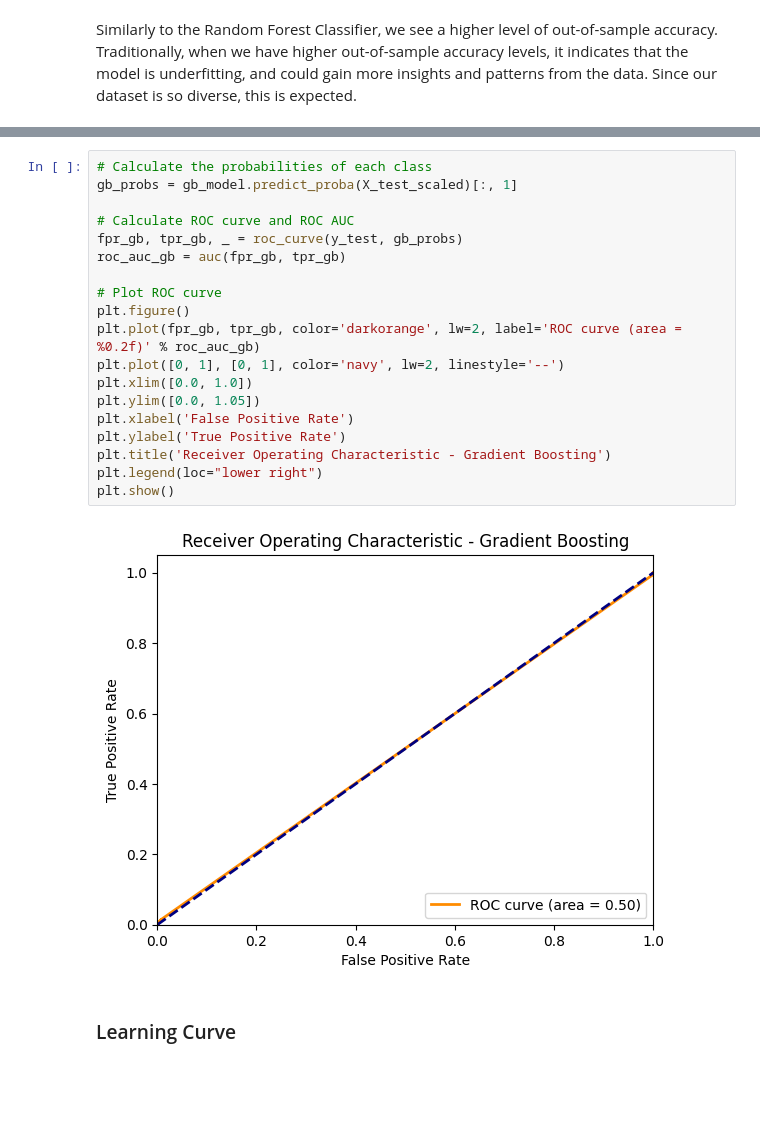
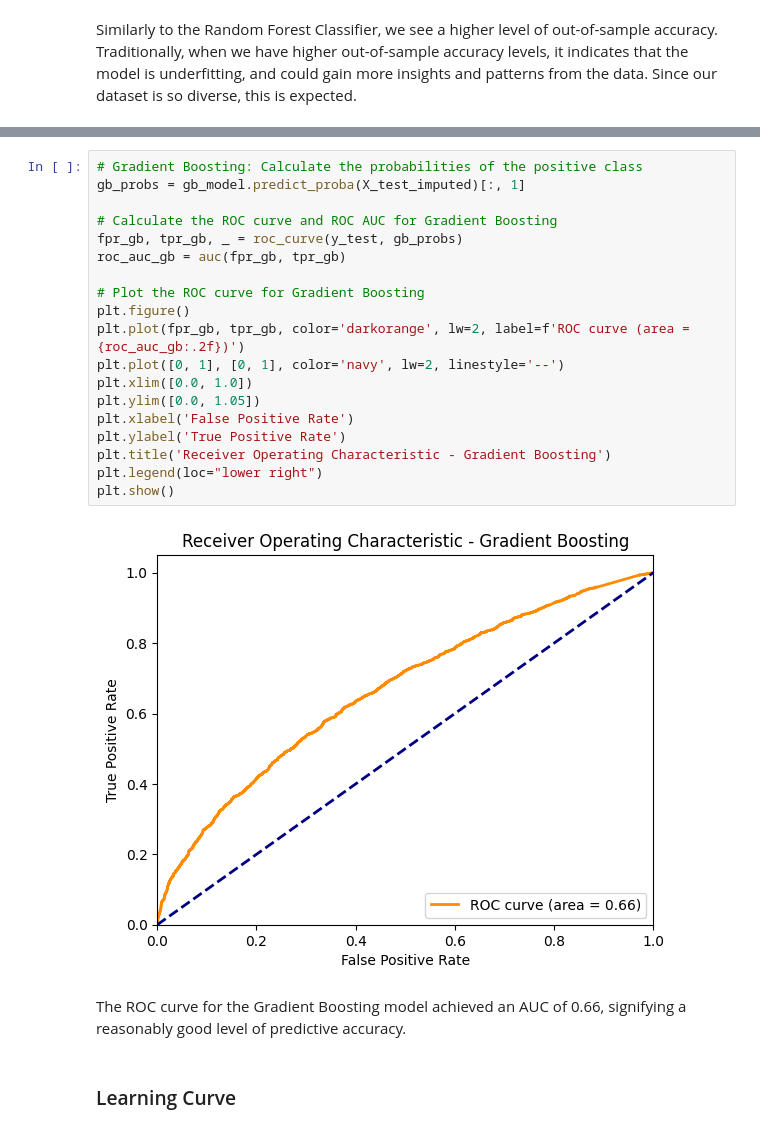
Before and after one commit to belalmn/Deepfake-Detection-Capstone, a Jupyter notebook: Model Training and Evaluation.ipynb, the cells around one changed output, grey strips where cells are left out. Drawn from its saved outputs; the diff is of its cells as text; blank space fills up the shorter version.

```diff
--- a/Model Training and Evaluation.ipynb
+++ b/Model Training and Evaluation.ipynb
@@ -350,24 +352,26 @@ Gradient Boosting Out-of-Sample Accuracy: 0.6232460732984293
 # %%
-# Calculate the probabilities of each class
-gb_probs = gb_model.predict_proba(X_test_scaled)[:, 1]
+# Gradient Boosting: Calculate the probabilities of the positive class
+gb_probs = gb_model.predict_proba(X_test_imputed)[:, 1]
 
-# Calculate ROC curve and ROC AUC
+# Calculate the ROC curve and ROC AUC for Gradient Boosting
 fpr_gb, tpr_gb, _ = roc_curve(y_test, gb_probs)
 roc_auc_gb = auc(fpr_gb, tpr_gb)
 
-# Plot ROC curve
+# Plot the ROC curve for Gradient Boosting
 plt.figure()
-plt.plot(fpr_gb, tpr_gb, color='darkorange', lw=2, label='ROC curve (area = %0.2f)' % roc_auc_gb)
+plt.plot(fpr_gb, tpr_gb, color='darkorange', lw=2, label=f'ROC curve (area = {roc_auc_gb:.2f})')
 plt.plot([0, 1], [0, 1], color='navy', lw=2, linestyle='--')
 plt.xlim([0.0, 1.0])
 plt.ylim([0.0, 1.05])
 plt.xlabel('False Positive Rate')
 plt.ylabel('True Positive Rate')
 plt.title('Receiver Operating Characteristic - Gradient Boosting')
 plt.legend(loc="lower right")
 plt.show()
 # %% [output]
-[figure, old version]
+[figure, new version]
+# %% [markdown]
+The ROC curve for the Gradient Boosting model achieved an AUC of 0.66, signifying a reasonably good level of predictive accuracy.
 # %% [markdown]
 ### Learning Curve
 # %% [markdown]
```
Also changed, not shown: parts of 26 cells of this notebook, 1 other file.
